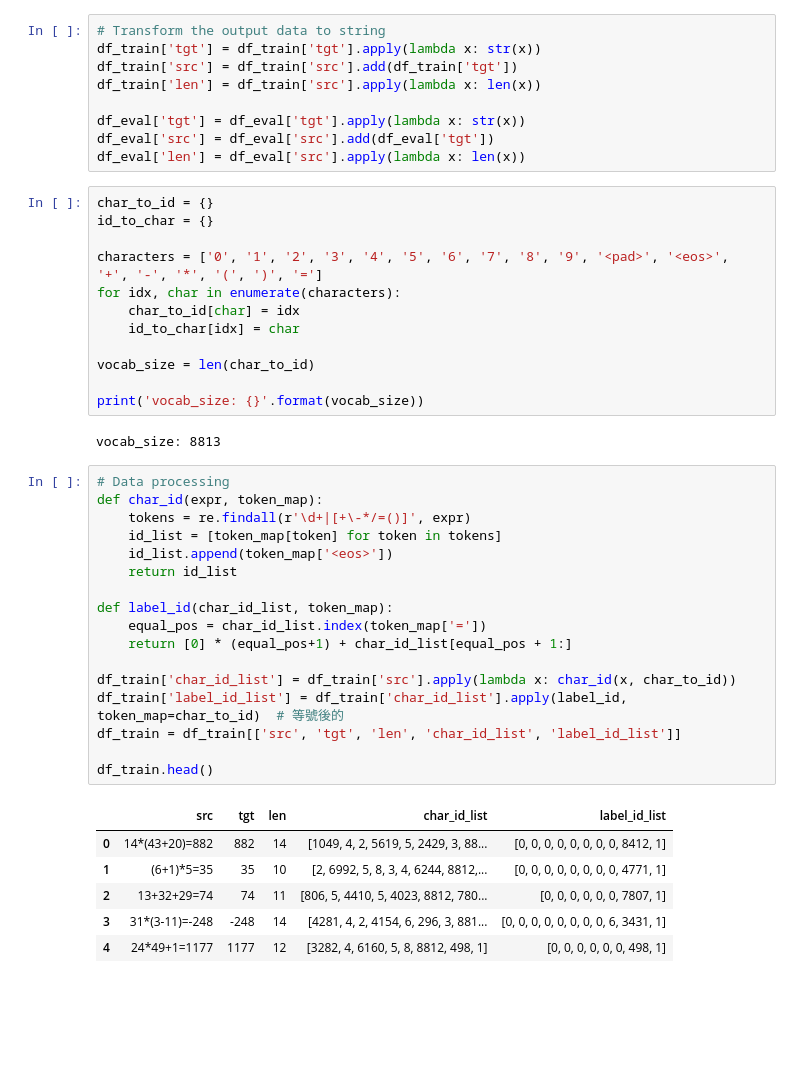
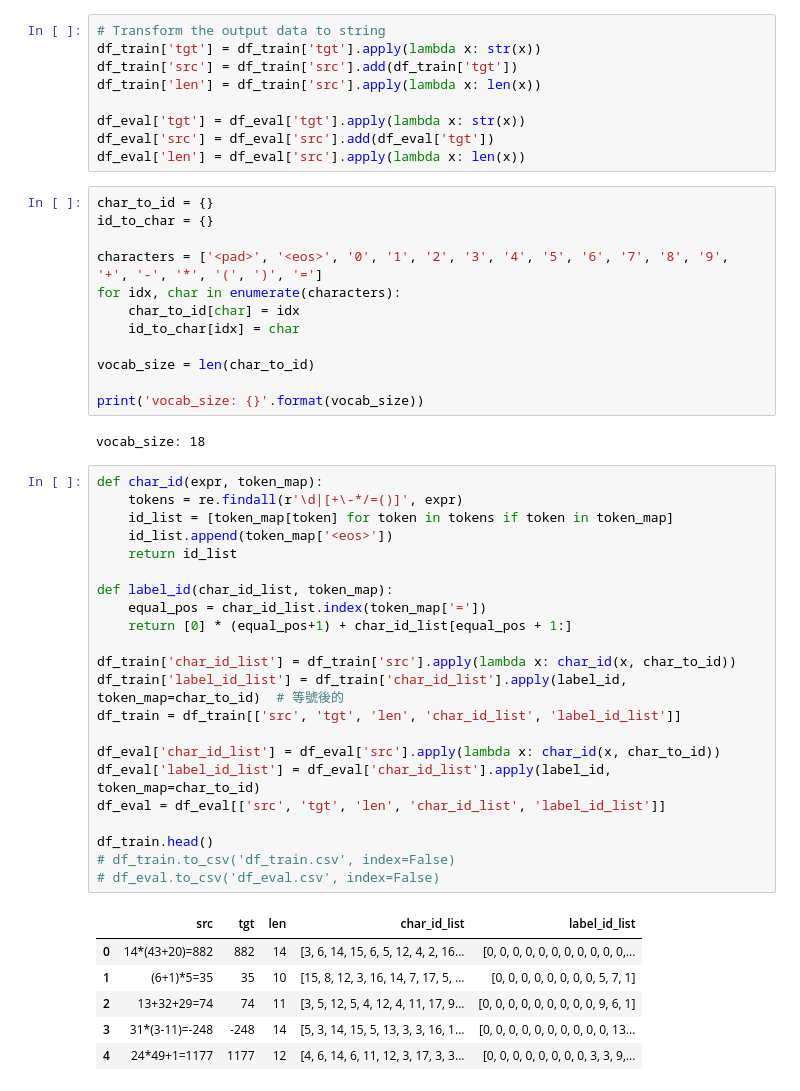
Before and after one commit to ORAzzQWQ/NLP_2024, a Jupyter notebook: NLP_HW2.ipynb, the cells around one changed output. Drawn from its saved outputs; the diff is of its cells as text; blank space fills up the shorter version.

```diff
--- a/NLP_HW2.ipynb
+++ b/NLP_HW2.ipynb
@@ -45,7 +47,7 @@ df_eval['len'] = df_eval['src'].apply(lambda x: len(x))
 char_to_id = {}
 id_to_char = {}
 
-characters = ['0', '1', '2', '3', '4', '5', '6', '7', '8', '9', '<pad>', '<eos>', '+', '-', '*', '(', ')', '=']
+characters = ['<pad>', '<eos>', '0', '1', '2', '3', '4', '5', '6', '7', '8', '9', '+', '-', '*', '(', ')', '=']
 for idx, char in enumerate(characters):
     char_to_id[char] = idx
     id_to_char[idx] = char
@@ -54,29 +56,34 @@ vocab_size = len(char_to_id)
 
 print('vocab_size: {}'.format(vocab_size))
 # %% [output]
-vocab_size: 8813
+vocab_size: 18
 # %%
-# Data processing
 def char_id(expr, token_map):
-    tokens = re.findall(r'\d+|[+\-*/=()]', expr)
-    id_list = [token_map[token] for token in tokens]
+    tokens = re.findall(r'\d|[+\-*/=()]', expr)
+    id_list = [token_map[token] for token in tokens if token in token_map]
     id_list.append(token_map['<eos>'])
     return id_list
 
 def label_id(char_id_list, token_map):
     equal_pos = char_id_list.index(token_map['='])
     return [0] * (equal_pos+1) + char_id_list[equal_pos + 1:]
 
 df_train['char_id_list'] = df_train['src'].apply(lambda x: char_id(x, char_to_id))
 df_train['label_id_list'] = df_train['char_id_list'].apply(label_id, token_map=char_to_id)  # 等號後的
 df_train = df_train[['src', 'tgt', 'len', 'char_id_list', 'label_id_list']]
 
+df_eval['char_id_list'] = df_eval['src'].apply(lambda x: char_id(x, char_to_id))
+df_eval['label_id_list'] = df_eval['char_id_list'].apply(label_id, token_map=char_to_id)
+df_eval = df_eval[['src', 'tgt', 'len', 'char_id_list', 'label_id_list']]
+
 df_train.head()
+# df_train.to_csv('df_train.csv', index=False)
+# df_eval.to_csv('df_eval.csv', index=False)
 # %% [output]
 |  | src | tgt | len | char_id_list | label_id_list |
-| 0 | 14*(43+20)=882 | 882 | 14 | [1049, 4, 2, 5619, 5, 2429, 3, 88... | [0, 0, 0, 0, 0, 0, 0, 0, 8412, 1] |
-| 1 | (6+1)*5=35 | 35 | 10 | [2, 6992, 5, 8, 3, 4, 6244, 8812,... | [0, 0, 0, 0, 0, 0, 0, 0, 4771, 1] |
-| 2 | 13+32+29=74 | 74 | 11 | [806, 5, 4410, 5, 4023, 8812, 780... | [0, 0, 0, 0, 0, 0, 7807, 1] |
-| 3 | 31*(3-11)=-248 | -248 | 14 | [4281, 4, 2, 4154, 6, 296, 3, 881... | [0, 0, 0, 0, 0, 0, 0, 0, 6, 3431, 1] |
-| 4 | 24*49+1=1177 | 1177 | 12 | [3282, 4, 6160, 5, 8, 8812, 498, 1] | [0, 0, 0, 0, 0, 0, 498, 1] |
+| 0 | 14*(43+20)=882 | 882 | 14 | [3, 6, 14, 15, 6, 5, 12, 4, 2, 16... | [0, 0, 0, 0, 0, 0, 0, 0, 0, 0, 0,... |
+| 1 | (6+1)*5=35 | 35 | 10 | [15, 8, 12, 3, 16, 14, 7, 17, 5, ... | [0, 0, 0, 0, 0, 0, 0, 0, 5, 7, 1] |
+| 2 | 13+32+29=74 | 74 | 11 | [3, 5, 12, 5, 4, 12, 4, 11, 17, 9... | [0, 0, 0, 0, 0, 0, 0, 0, 0, 9, 6, 1] |
+| 3 | 31*(3-11)=-248 | -248 | 14 | [5, 3, 14, 15, 5, 13, 3, 3, 16, 1... | [0, 0, 0, 0, 0, 0, 0, 0, 0, 0, 13... |
+| 4 | 24*49+1=1177 | 1177 | 12 | [4, 6, 14, 6, 11, 12, 3, 17, 3, 3... | [0, 0, 0, 0, 0, 0, 0, 0, 3, 3, 9,... |
 # %%
```
Also changed, not shown: parts of 8 cells of this notebook.
